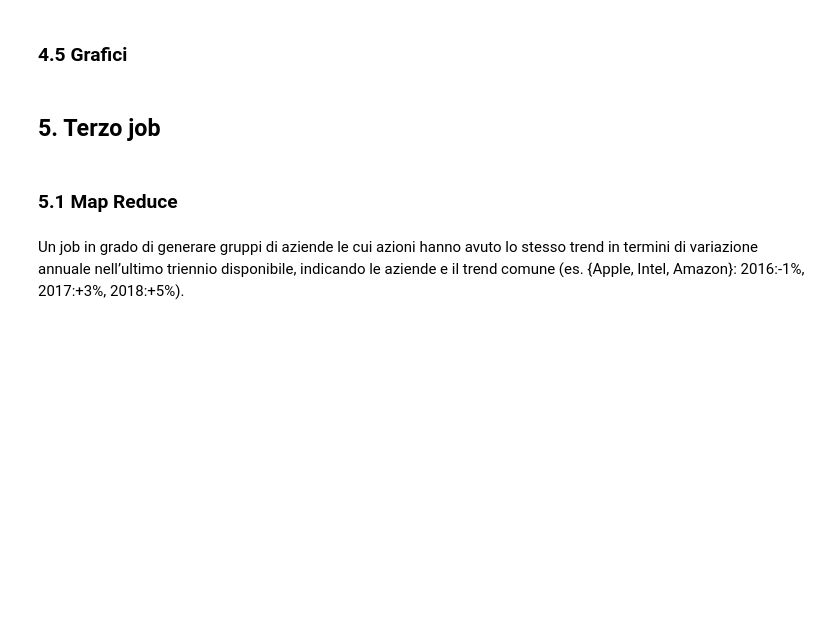
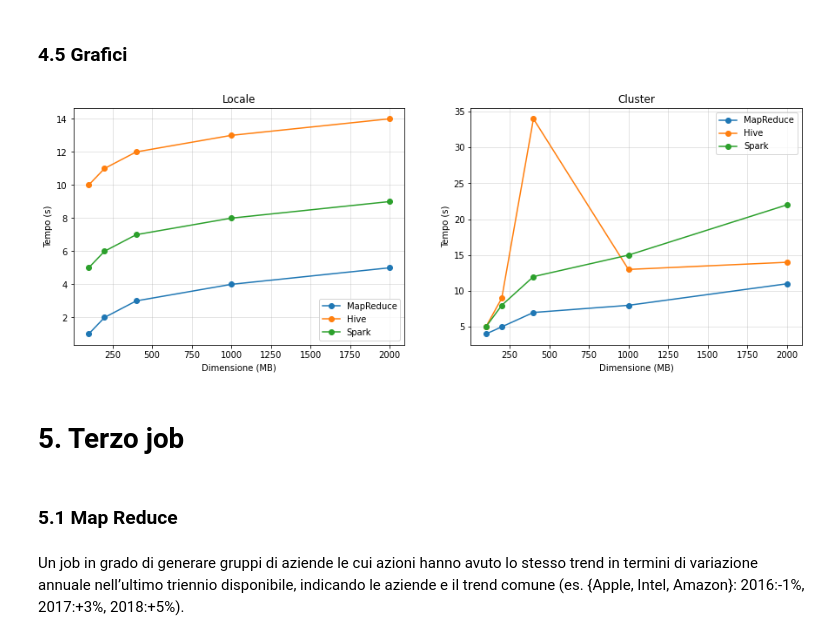
Before and after one commit to FedericoGaglio/Big_Data_First_Project, a Jupyter notebook: RelazioneProgetto.ipynb, the cells around one changed output. Cells and saved outputs as stored; diff of their text form; code cells hidden in the pictures; blank space fills up the shorter version.

```diff
--- a/RelazioneProgetto.ipynb
+++ b/RelazioneProgetto.ipynb
@@ -602,5 +764,9 @@ plt.show()
+# %%
+draw_plot(2)
+# %% [output]
+[figure, added]
 # %% [markdown]
-## 5. Terzo job
+# 5. Terzo job
 # %% [markdown]
 ### 5.1 Map Reduce
 # %% [markdown]
```
Also changed, not shown: parts of 38 cells of this notebook, 1 other file.
